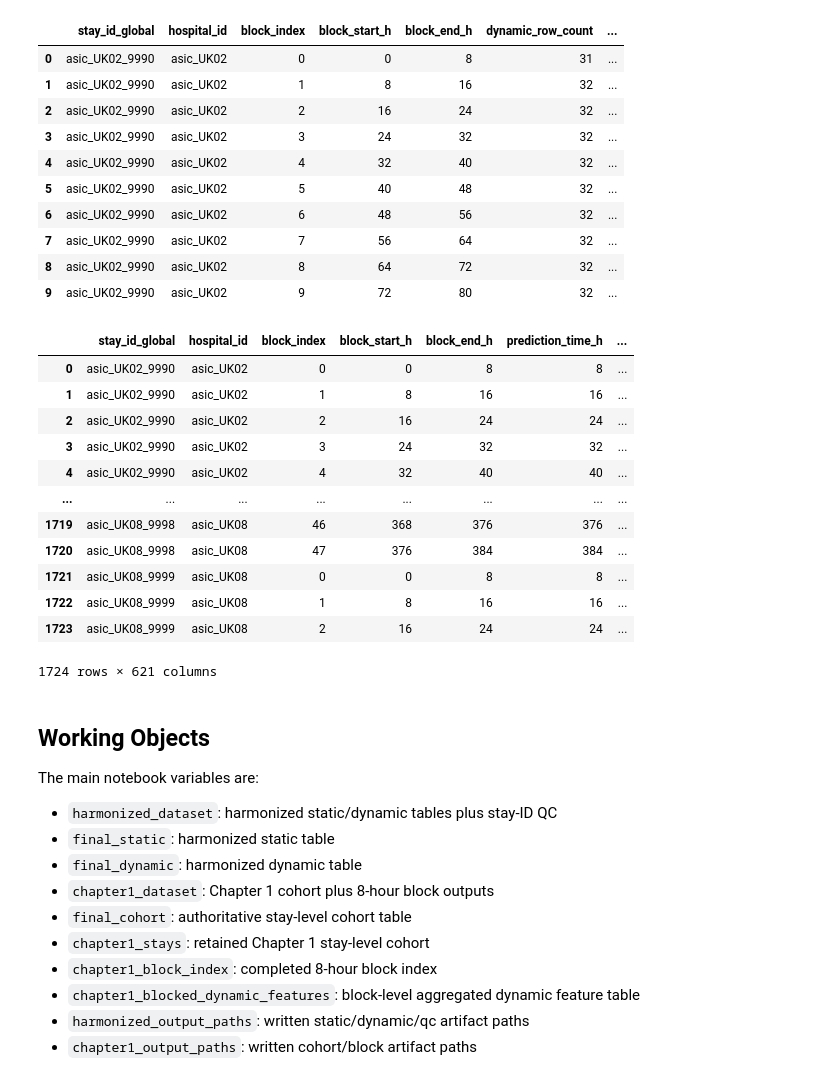
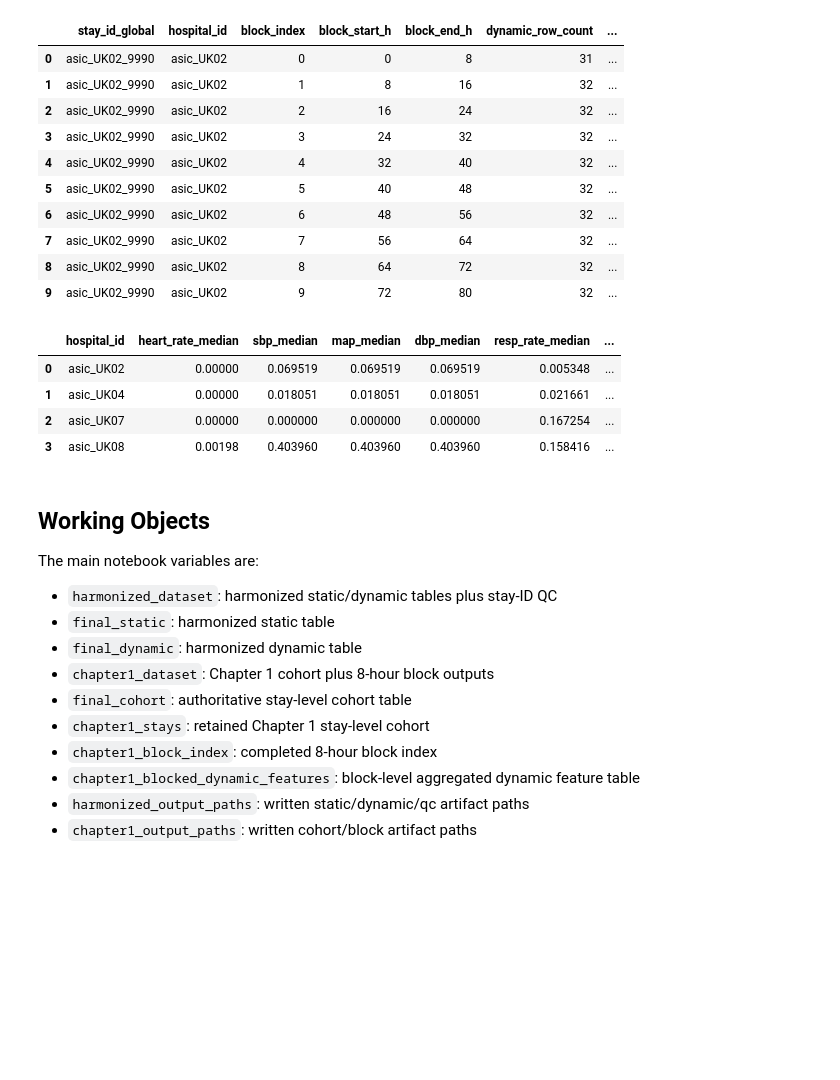
Before and after one commit to joameyer/icu-data-platform, a Jupyter notebook: notebooks/asic_pipeline_final_data.ipynb, the cells around one changed output. Cells and saved outputs as stored; diff of their text form; code cells hidden in the pictures; blank space fills up the shorter version.

```diff
--- a/notebooks/asic_pipeline_final_data.ipynb
+++ b/notebooks/asic_pipeline_final_data.ipynb
@@ -451,22 +451,27 @@ display(chapter1_blocked_dynamic_features[blocked_preview_columns].head(10))
 | 7 | asic_UK02_9990 | asic_UK02 | 7 | 56 | 64 | 32 | ... |
 | 8 | asic_UK02_9990 | asic_UK02 | 8 | 64 | 72 | 32 | ... |
 | 9 | asic_UK02_9990 | asic_UK02 | 9 | 72 | 80 | 32 | ... |
-# %%
-chapter1_blocked_dynamic_features
-# %% [output]
-|  | stay_id_global | hospital_id | block_index | block_start_h | block_end_h | prediction_time_h | ... |
-| 0 | asic_UK02_9990 | asic_UK02 | 0 | 0 | 8 | 8 | ... |
-| 1 | asic_UK02_9990 | asic_UK02 | 1 | 8 | 16 | 16 | ... |
-| 2 | asic_UK02_9990 | asic_UK02 | 2 | 16 | 24 | 24 | ... |
-| 3 | asic_UK02_9990 | asic_UK02 | 3 | 24 | 32 | 32 | ... |
-| 4 | asic_UK02_9990 | asic_UK02 | 4 | 32 | 40 | 40 | ... |
-| ... | ... | ... | ... | ... | ... | ... | ... |
-| 1719 | asic_UK08_9998 | asic_UK08 | 46 | 368 | 376 | 376 | ... |
-| 1720 | asic_UK08_9998 | asic_UK08 | 47 | 376 | 384 | 384 | ... |
-| 1721 | asic_UK08_9999 | asic_UK08 | 0 | 0 | 8 | 8 | ... |
-| 1722 | asic_UK08_9999 | asic_UK08 | 1 | 8 | 16 | 16 | ... |
-| 1723 | asic_UK08_9999 | asic_UK08 | 2 | 16 | 24 | 24 | ... |
-1724 rows × 621 columns
+# %%
+chapter1_blocked_dynamic_features
+
+# Find all _median features in the blocked dynamic features table
+median_features = [column for column in chapter1_blocked_dynamic_features.columns if "_median" in column]
+median_df = chapter1_blocked_dynamic_features[["stay_id_global", "hospital_id"] + median_features]
+# Find the missingness rate per hospital for each median feature
+median_missingness = (
+    median_df.groupby("hospital_id", dropna=False)
+    .agg({feature: lambda s: s.isna().mean() for feature in median_features})
+    .reset_index()
+    .sort_values("hospital_id")
+    .reset_index(drop=True)
+)
+median_missingness
+# %% [output]
+|  | hospital_id | heart_rate_median | sbp_median | map_median | dbp_median | resp_rate_median | ... |
+| 0 | asic_UK02 | 0.00000 | 0.069519 | 0.069519 | 0.069519 | 0.005348 | ... |
+| 1 | asic_UK04 | 0.00000 | 0.018051 | 0.018051 | 0.018051 | 0.021661 | ... |
+| 2 | asic_UK07 | 0.00000 | 0.000000 | 0.000000 | 0.000000 | 0.167254 | ... |
+| 3 | asic_UK08 | 0.00198 | 0.403960 | 0.403960 | 0.403960 | 0.158416 | ... |
 # %% [markdown]
 ## Working Objects
 
```
Also changed, not shown: 17 other files.
